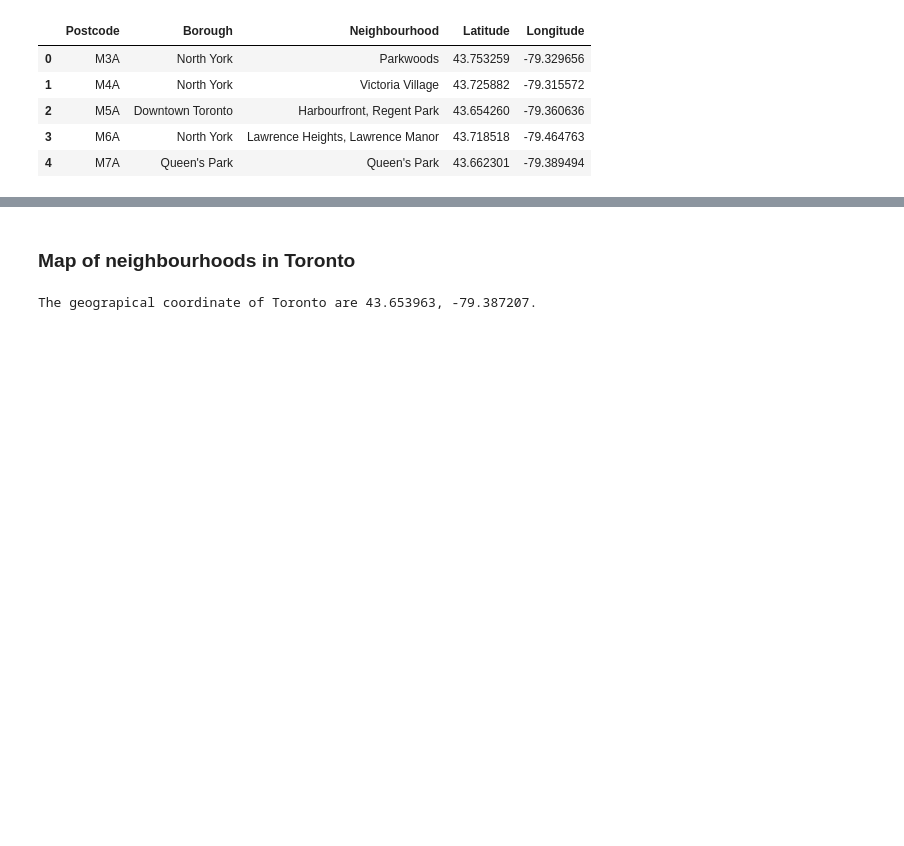
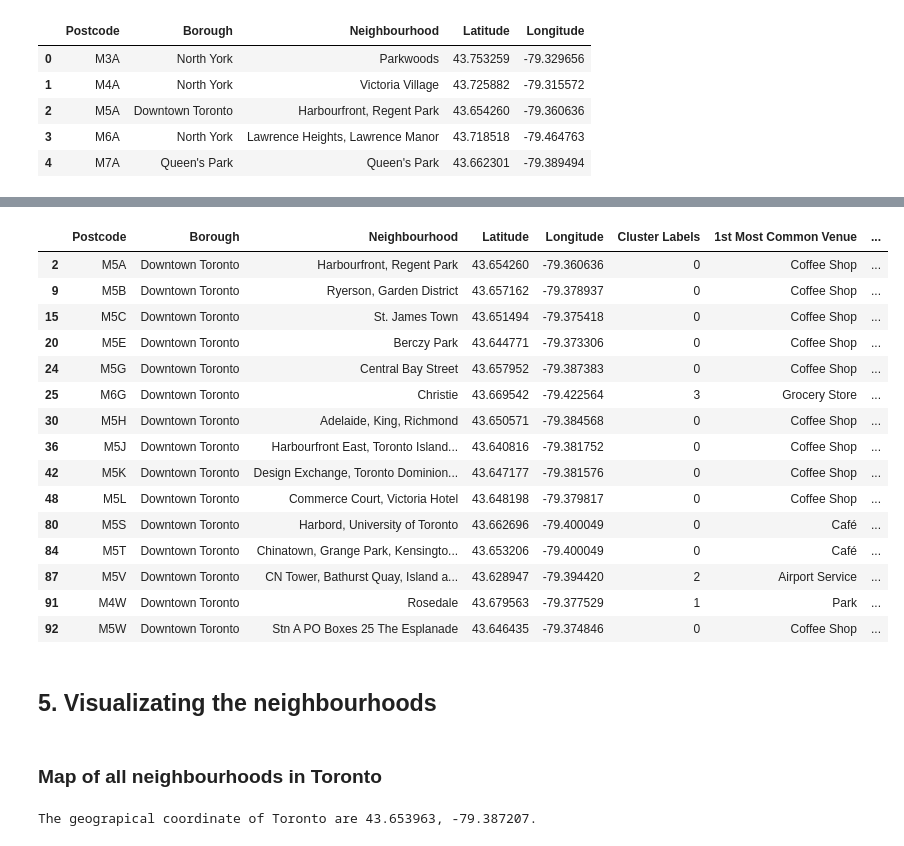
Before and after one commit to shengan-zhan/Coursera_Capstone, a Jupyter notebook: capstone_project.ipynb, the cells around one changed output, grey strips where cells are left out. Drawn from its saved outputs; the diff is of its cells as text; code cells hidden in the pictures; blank space fills up the shorter version.

```diff
--- a/capstone_project.ipynb
+++ b/capstone_project.ipynb
@@ -150,0 +346,21 @@ Libraries imported.
+# %%
+num_top_venues = 10
+
+indicators = ['st', 'nd', 'rd']
+
+# create columns according to number of top venues
+columns = ['Neighbourhood']
+for ind in np.arange(num_top_venues):
+    try:
+        columns.append('{}{} Most Common Venue'.format(ind+1, indicators[ind]))
+    except:
+        columns.append('{}th Most Common Venue'.format(ind+1))
+
+# create a new dataframe
+neighborhoods_venues_sorted = pd.DataFrame(columns=columns)
+neighborhoods_venues_sorted['Neighbourhood'] = dt_toronto_grouped['Neighbourhood']
+
+for ind in np.arange(dt_toronto_grouped.shape[0]):
+    neighborhoods_venues_sorted.iloc[ind, 1:] = return_most_common_venues(dt_toronto_grouped.iloc[ind, :], num_top_venues)
+
+neighborhoods_venues_sorted.head()
@@ -150,0 +401,6 @@ Libraries imported.
+# %%
+k = 4
+kmeans = KMeans(n_clusters=k, random_state=0).fit(dt_toronto_grouped_cluster)
+
+# add clustering labels
+neighborhoods_venues_sorted.insert(0, 'Cluster Labels', kmeans.labels_)
@@ -151,5 +416,32 @@ Libraries imported.
+# %%
+dt_toronto_clusters = df_toronto
+
+# merge toronto_grouped with toronto_data to add latitude/longitude for each neighborhood
+dt_toronto_clusters = dt_toronto_clusters.join(neighborhoods_venues_sorted.set_index('Neighbourhood'), on='Neighbourhood')
+
+dt_toronto_clusters.head(15) # check the last columns!
+# %% [output]
+|  | Postcode | Borough | Neighbourhood | Latitude | Longitude | Cluster Labels | 1st Most Common Venue | ... |
+| 2 | M5A | Downtown Toronto | Harbourfront, Regent Park | 43.654260 | -79.360636 | 0 | Coffee Shop | ... |
+| 9 | M5B | Downtown Toronto | Ryerson, Garden District | 43.657162 | -79.378937 | 0 | Coffee Shop | ... |
+| 15 | M5C | Downtown Toronto | St. James Town | 43.651494 | -79.375418 | 0 | Coffee Shop | ... |
+| 20 | M5E | Downtown Toronto | Berczy Park | 43.644771 | -79.373306 | 0 | Coffee Shop | ... |
+| 24 | M5G | Downtown Toronto | Central Bay Street | 43.657952 | -79.387383 | 0 | Coffee Shop | ... |
+| 25 | M6G | Downtown Toronto | Christie | 43.669542 | -79.422564 | 3 | Grocery Store | ... |
+| 30 | M5H | Downtown Toronto | Adelaide, King, Richmond | 43.650571 | -79.384568 | 0 | Coffee Shop | ... |
+| 36 | M5J | Downtown Toronto | Harbourfront East, Toronto Island... | 43.640816 | -79.381752 | 0 | Coffee Shop | ... |
+| 42 | M5K | Downtown Toronto | Design Exchange, Toronto Dominion... | 43.647177 | -79.381576 | 0 | Coffee Shop | ... |
+| 48 | M5L | Downtown Toronto | Commerce Court, Victoria Hotel | 43.648198 | -79.379817 | 0 | Coffee Shop | ... |
+| 80 | M5S | Downtown Toronto | Harbord, University of Toronto | 43.662696 | -79.400049 | 0 | Café | ... |
+| 84 | M5T | Downtown Toronto | Chinatown, Grange Park, Kensingto... | 43.653206 | -79.400049 | 0 | Café | ... |
+| 87 | M5V | Downtown Toronto | CN Tower, Bathurst Quay, Island a... | 43.628947 | -79.394420 | 2 | Airport Service | ... |
+| 91 | M4W | Downtown Toronto | Rosedale | 43.679563 | -79.377529 | 1 | Park | ... |
+| 92 | M5W | Downtown Toronto | Stn A PO Boxes 25 The Esplanade | 43.646435 | -79.374846 | 0 | Coffee Shop | ... |
+# %% [markdown]
+<a id='item5'></a>
+## 5. Visualizating the neighbourhoods
 # %% [markdown]
-### Map of neighbourhoods in Toronto
+### Map of all neighbourhoods in Toronto
 # %%
 address = 'Toronto, Ontario'
 
```
Also changed, not shown: parts of 38 cells of this notebook.
